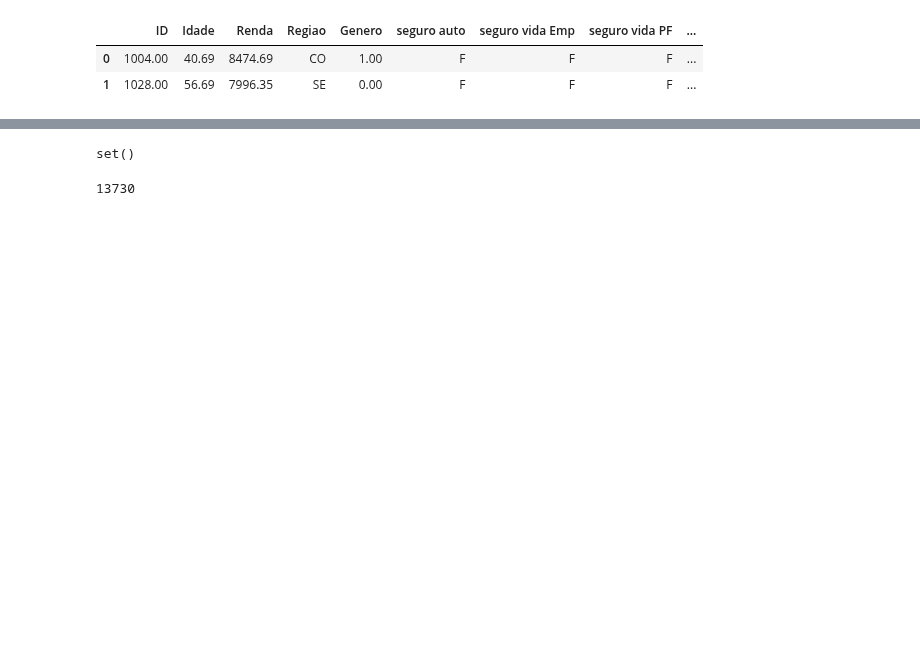
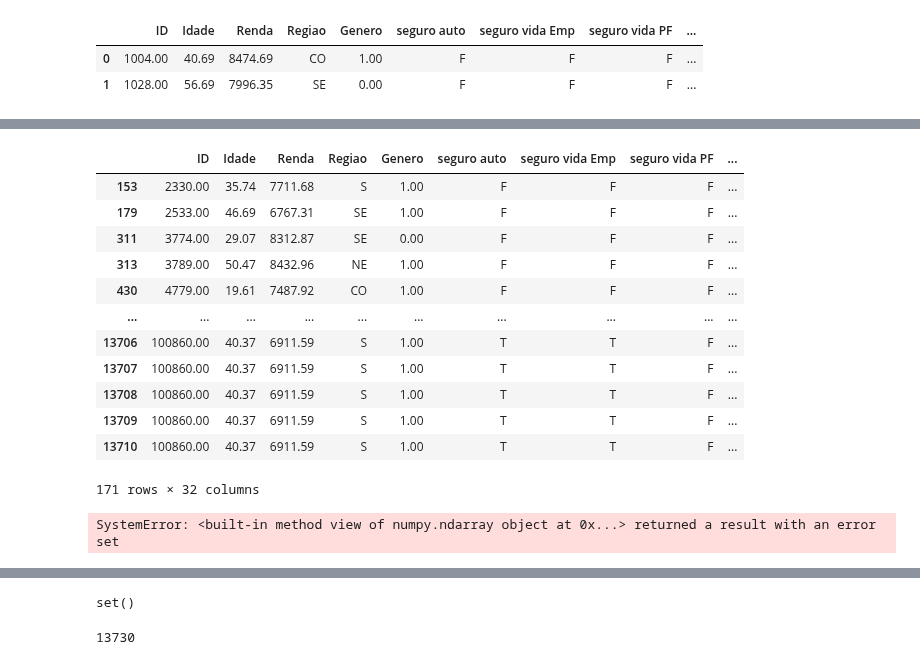
Before and after one commit to MaksonViini/Data-Science-Projects, a Jupyter notebook: Maratona Behind the Code 2021/03_GFT/gft_associate_rules.ipynb, the cells around one changed output, grey strips where cells are left out. Cells and saved outputs as stored; diff of their text form; code cells hidden in the pictures; blank space fills up the shorter version.

```diff
--- a/Maratona Behind the Code 2021/03_GFT/gft_associate_rules.ipynb
+++ b/Maratona Behind the Code 2021/03_GFT/gft_associate_rules.ipynb
@@ -159,0 +208,20 @@ answers.head(2)
+# %%
+answers.loc[answers['services'].isin(rules['antecedents'])]
+# %% [output]
+|  | ID | Idade | Renda | Regiao | Genero | seguro auto | seguro vida Emp | seguro vida PF | ... |
+| 153 | 2330.00 | 35.74 | 7711.68 | S | 1.00 | F | F | F | ... |
+| 179 | 2533.00 | 46.69 | 6767.31 | SE | 1.00 | F | F | F | ... |
+| 311 | 3774.00 | 29.07 | 8312.87 | SE | 0.00 | F | F | F | ... |
+| 313 | 3789.00 | 50.47 | 8432.96 | NE | 1.00 | F | F | F | ... |
+| 430 | 4779.00 | 19.61 | 7487.92 | CO | 1.00 | F | F | F | ... |
+| ... | ... | ... | ... | ... | ... | ... | ... | ... | ... |
+| 13706 | 100860.00 | 40.37 | 6911.59 | S | 1.00 | T | T | F | ... |
+| 13707 | 100860.00 | 40.37 | 6911.59 | S | 1.00 | T | T | F | ... |
+| 13708 | 100860.00 | 40.37 | 6911.59 | S | 1.00 | T | T | F | ... |
+| 13709 | 100860.00 | 40.37 | 6911.59 | S | 1.00 | T | T | F | ... |
+| 13710 | 100860.00 | 40.37 | 6911.59 | S | 1.00 | T | T | F | ... |
+171 rows × 32 columns
+# %%
+answers.loc[answers['services'].isin(rules['antecedents'])]
+# %% [output]
+SystemError: <built-in method view of numpy.ndarray object at 0x...> returned a result with an error set
```
Also changed, not shown: parts of 23 cells of this notebook, 1 other file.
